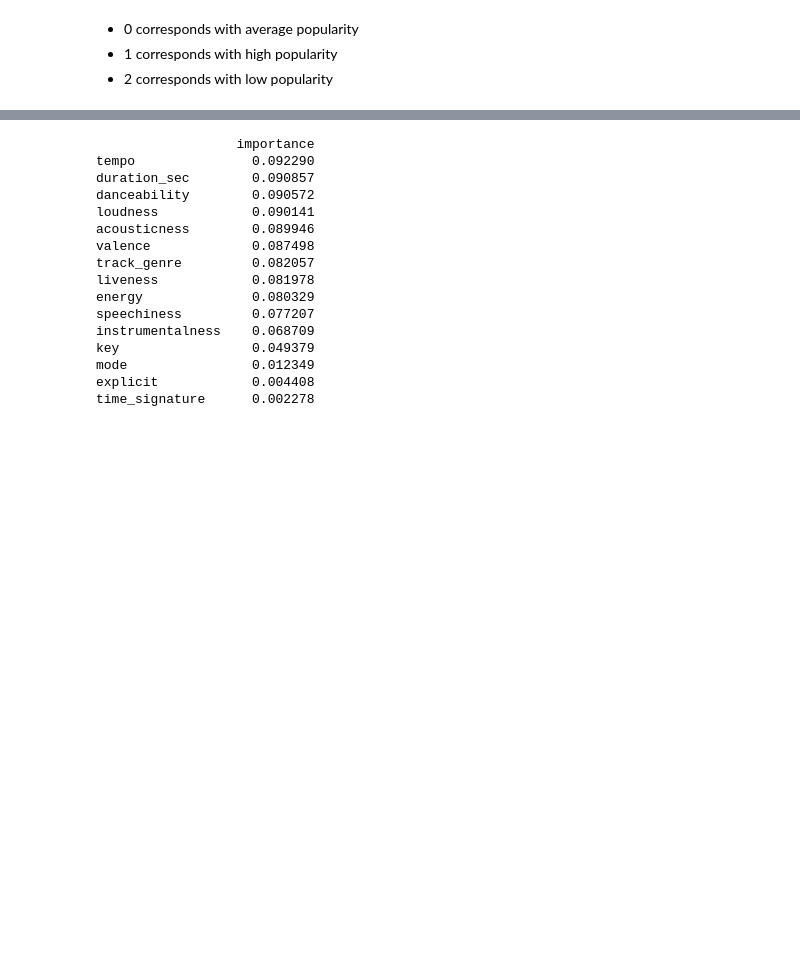
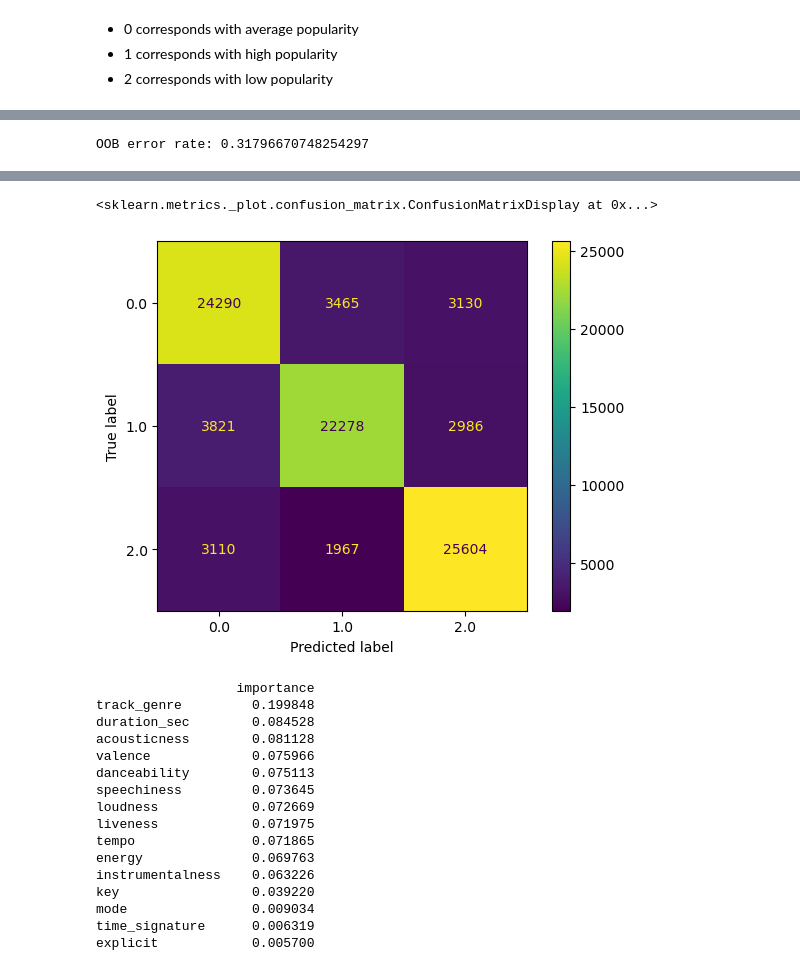
Before and after one commit to victoriaoak/ds3001-final-project, a Jupyter notebook: final_project.ipynb, the cells around one changed output, grey strips where cells are left out. Drawn from its saved outputs; the diff is of its cells as text; code cells hidden in the pictures; blank space fills up the shorter version.

```diff
--- a/final_project.ipynb
+++ b/final_project.ipynb
@@ -417,0 +538,8 @@ balanced accuracy:  0.3333333333333333
+# %%
+# out of bag error:
+print('OOB error rate: ' + str(1-spotify_RFC.oob_score_))
+# %% [output]
+OOB error rate: 0.31796670748254297
+# %%
+ConfusionMatrixDisplay.from_estimator(spotify_RFC, X_train_new, y_train)
+# %% [output]
@@ -418,22 +552,24 @@ balanced accuracy:  0.3333333333333333
+<sklearn.metrics._plot.confusion_matrix.ConfusionMatrixDisplay at 0x...>
+[figure, added]
 # %%
-print(pd.DataFrame(spotify_RFC.feature_importances_,index = X_train.columns, columns=['importance']).sort_values('importance', ascending=False))
+print(pd.DataFrame(spotify_RFC.feature_importances_,index = X_train_new.columns, columns=['importance']).sort_values('importance', ascending=False))
 # %% [output]
                   importance
-tempo               0.092290
-duration_sec        0.090857
-danceability        0.090572
-loudness            0.090141
-acousticness        0.089946
-valence             0.087498
-track_genre         0.082057
-liveness            0.081978
-energy              0.080329
-speechiness         0.077207
-instrumentalness    0.068709
-key                 0.049379
-mode                0.012349
-explicit            0.004408
-time_signature      0.002278
+track_genre         0.199848
+duration_sec        0.084528
+acousticness        0.081128
+valence             0.075966
+danceability        0.075113
+speechiness         0.073645
+loudness            0.072669
+liveness            0.071975
+tempo               0.071865
+energy              0.069763
+instrumentalness    0.063226
+key                 0.039220
+mode                0.009034
+time_signature      0.006319
+explicit            0.005700
 # %%
 #Here we compute both the mean and standard
 # deviation of accumulation of the impurity decrease within each tree.
```
Also changed, not shown: parts of 46 cells of this notebook.
